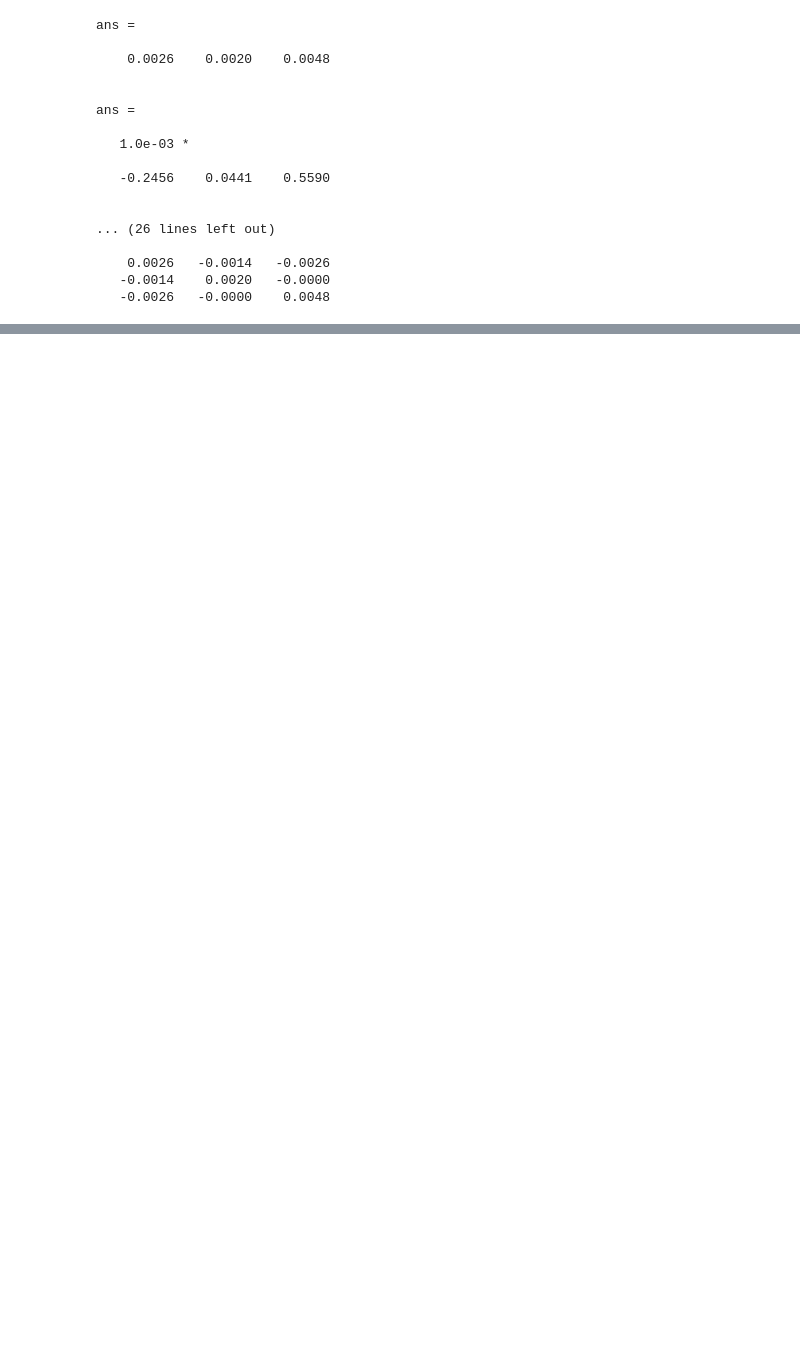
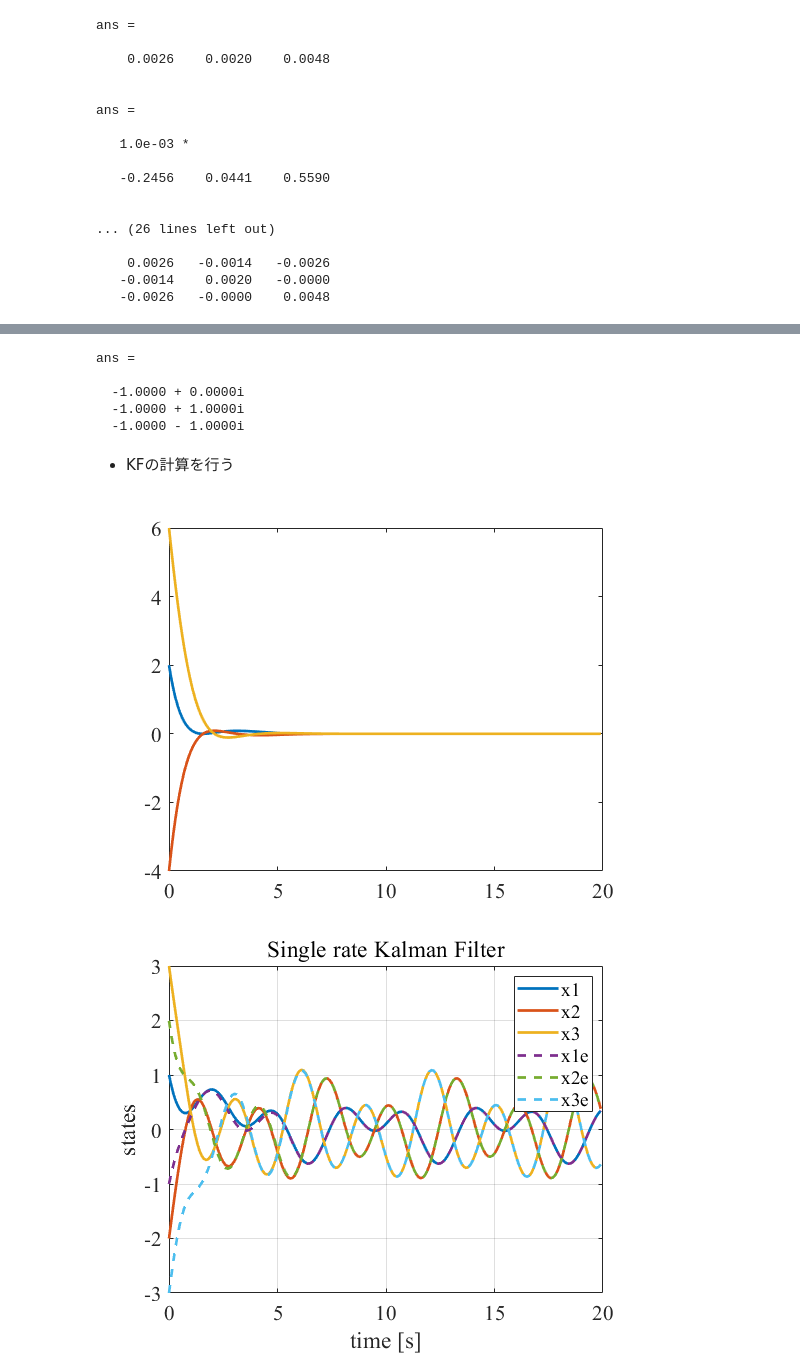
Before and after one commit to YoshiRi/Linear_Algebra_memo, a Jupyter notebook: src/MultirateOBS/UntitledOBStest.ipynb, the cells around one changed output, grey strips where cells are left out. Drawn from its saved outputs; the diff is of its cells as text; code cells hidden in the pictures; blank space fills up the shorter version.

```diff
--- a/src/MultirateOBS/UntitledOBStest.ipynb
+++ b/src/MultirateOBS/UntitledOBStest.ipynb
@@ -676,0 +792,10 @@ Pend5 =
+# %%
+log(Lr)/ST
+# %% [output]
+ans =
+
+  -1.0000 + 0.0000i
+  -1.0000 + 1.0000i
+  -1.0000 - 1.0000i
+# %% [markdown]
+- KFの計算を行う
@@ -676,0 +844,16 @@ Pend5 =
+# %%
+fig=figure;
+plot(time,x_gt,time,x_obs5,'--')
+legend('x1','x2','x3','x1e','x2e','x3e')
+title('Single rate Kalman Filter')
+grid on
+xlabel('time [s]')
+ylabel('states')
+SaveFigPDF(fig,'SingleRateKF.pdf')
+
+
+figure
+plot(time,x_gt-x_obs5)
+# %% [output]
+[figure, added]
+[figure, added]
```
Also changed, not shown: parts of 24 cells of this notebook, 2 other files.
